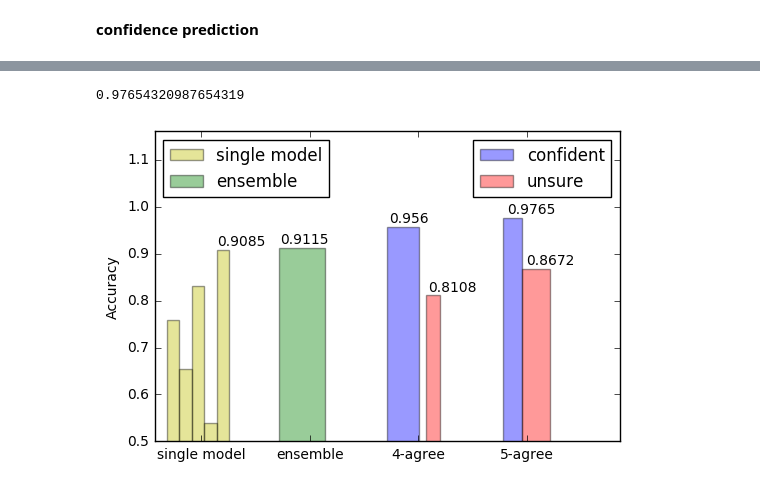
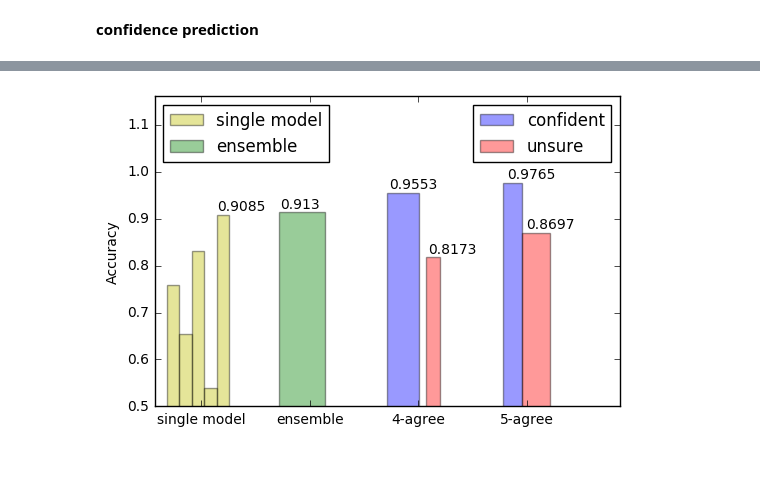
Before and after one commit to dcrankshaw/clipper-plots, a Jupyter notebook: single-model-selection/cifar-ensemble-study.ipynb, the cells around one changed output, grey strips where cells are left out. Saved outputs shown, nothing was run; the diff lists cells and outputs as text; code cells hidden in the pictures.

Commit message:
updating plots

```diff
--- a/single-model-selection/cifar-ensemble-study.ipynb
+++ b/single-model-selection/cifar-ensemble-study.ipynb
@@ -187,18 +185,14 @@ for i in range(k):
 
 agree = np.array([np.bincount(labels).max() for labels in yhat])
 acc = np.argmax(predict(w_best, x_test),axis=1) == np.argmax(y_test,axis=1)
-# %%
-np.mean(acc[agree >= 5])
-# %% [output]
-0.97654320987654319
 # %%
 fig, ax = plt.subplots()
 
-four_agree_c = (numpy.around(np.mean(acc[agree >= 4]), 4), mean(agree >= 4))  ## the second is the proportion
-four_agree_u = (numpy.around(np.mean(acc[agree < 4]), 4),  mean(agree < 4))
+four_agree_c = (np.around(np.mean(acc[agree >= 4]), 4), np.mean(agree >= 4))  ## the second is the proportion
+four_agree_u = (np.around(np.mean(acc[agree < 4]), 4),  np.mean(agree < 4))
 
-five_agree_c = (numpy.around(np.mean(acc[agree >= 5]),4), mean(agree >= 5))  ## the second is the proportion
-five_agree_u = (numpy.around(np.mean(acc[agree < 5]), 4),  mean(agree < 5))
+five_agree_c = (np.around(np.mean(acc[agree >= 5]),4), np.mean(agree >= 5))  ## the second is the proportion
+five_agree_u = (np.around(np.mean(acc[agree < 5]), 4),  np.mean(agree < 5))
 
 
 bar_width = 0.3
@@ -211,32 +205,32 @@ for i in range(len(original_acc)):
     if i == 0:
         rects0 = plt.bar(thin_bar*(i+1), original_acc[i], thin_bar, alpha=opacity, color='y', label='single model')
     else:
         plt.bar(thin_bar*(i+1), original_acc[i], thin_bar, alpha=opacity, color='y')
 
 
-rects1 = plt.bar(0.5+bar_width, mean(acc), bar_width, alpha=opacity, color='g', label='ensemble')
+rects1 = plt.bar(0.5+bar_width, np.mean(acc), bar_width, alpha=opacity, color='g', label='ensemble')
 rects2 = plt.bar(1.2+bar_width, four_agree_c[0], four_agree_c[1]*bar_width,  alpha=opacity, color='b', label='confident')
 rects3 = plt.bar(1.15+bar_width*2, four_agree_u[0], four_agree_u[1]*bar_width,  alpha=opacity, color='r', label='unsure')
 plt.bar(1.95+bar_width, five_agree_c[0], five_agree_c[1]*bar_width,  alpha=opacity, color='b')
 plt.bar(2.07+bar_width, five_agree_u[0], five_agree_u[1]*bar_width,  alpha=opacity, color='r')
 
 
 plt.ylabel('Accuracy')
 ax.set_ylim([0.5,1.16])
 
 first_legend = plt.legend(handles=[rects0,rects1], loc=2)
 axx = plt.gca().add_artist(first_legend)
 second_legend = plt.legend(handles=[rects2,rects3], loc=1)
 
 
 ind = np.array([0.3,1,1.7,2.4])
 plt.xticks(ind, ('single model', 'ensemble', '4-agree', '5-agree'))
 
 cnt = 0
 for p in ax.patches:
     if cnt >= 4:
         ax.annotate(str(float(p.get_height())), (p.get_x() * 1.01, p.get_height() * 1.01))
     cnt += 1
 plt.savefig('ensemble_confidence_plot.pdf')
 # %% [output]
-[figure, old version]
+[figure, new version]
```
Also changed, not shown: parts of 4 cells of this notebook.
